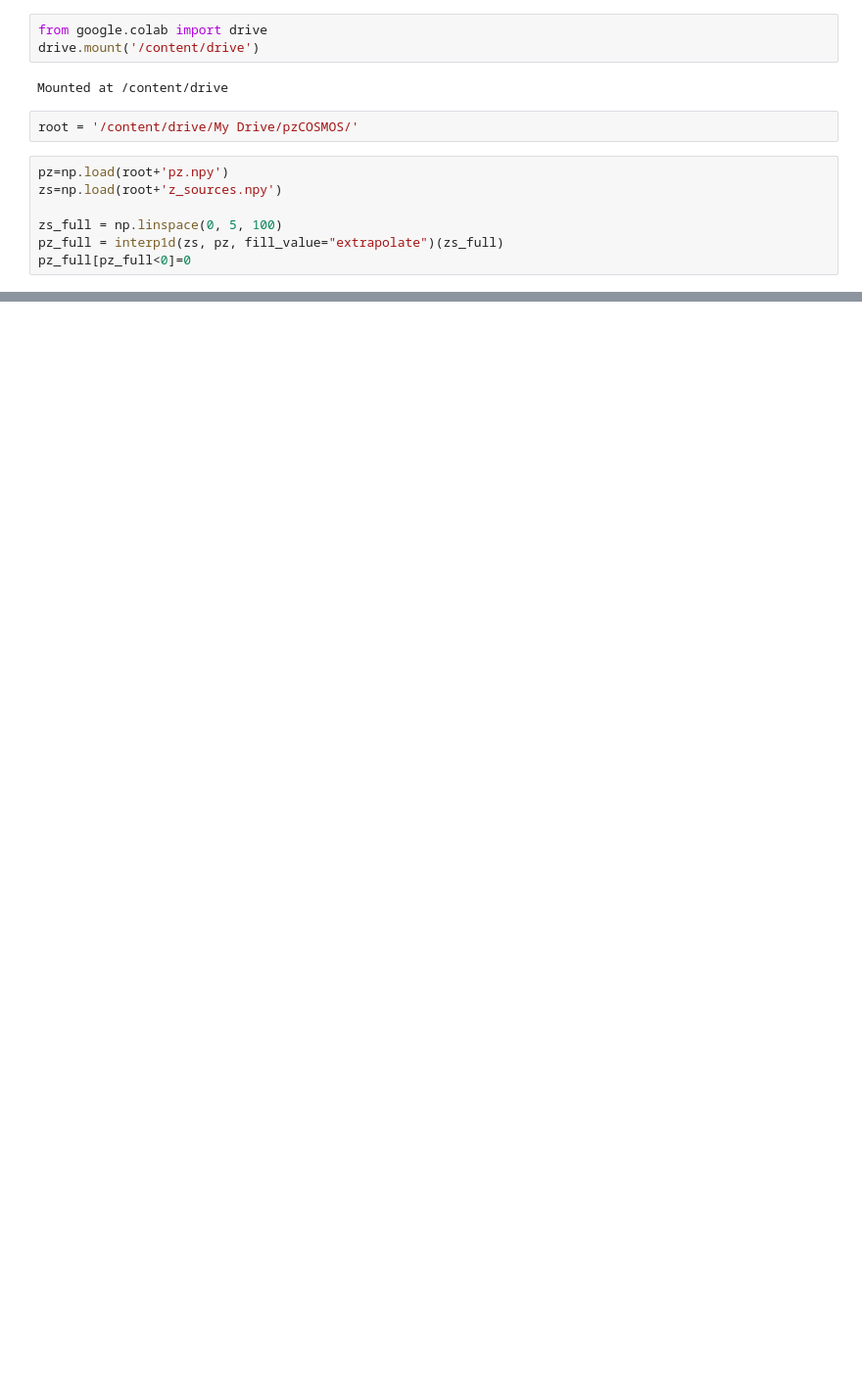
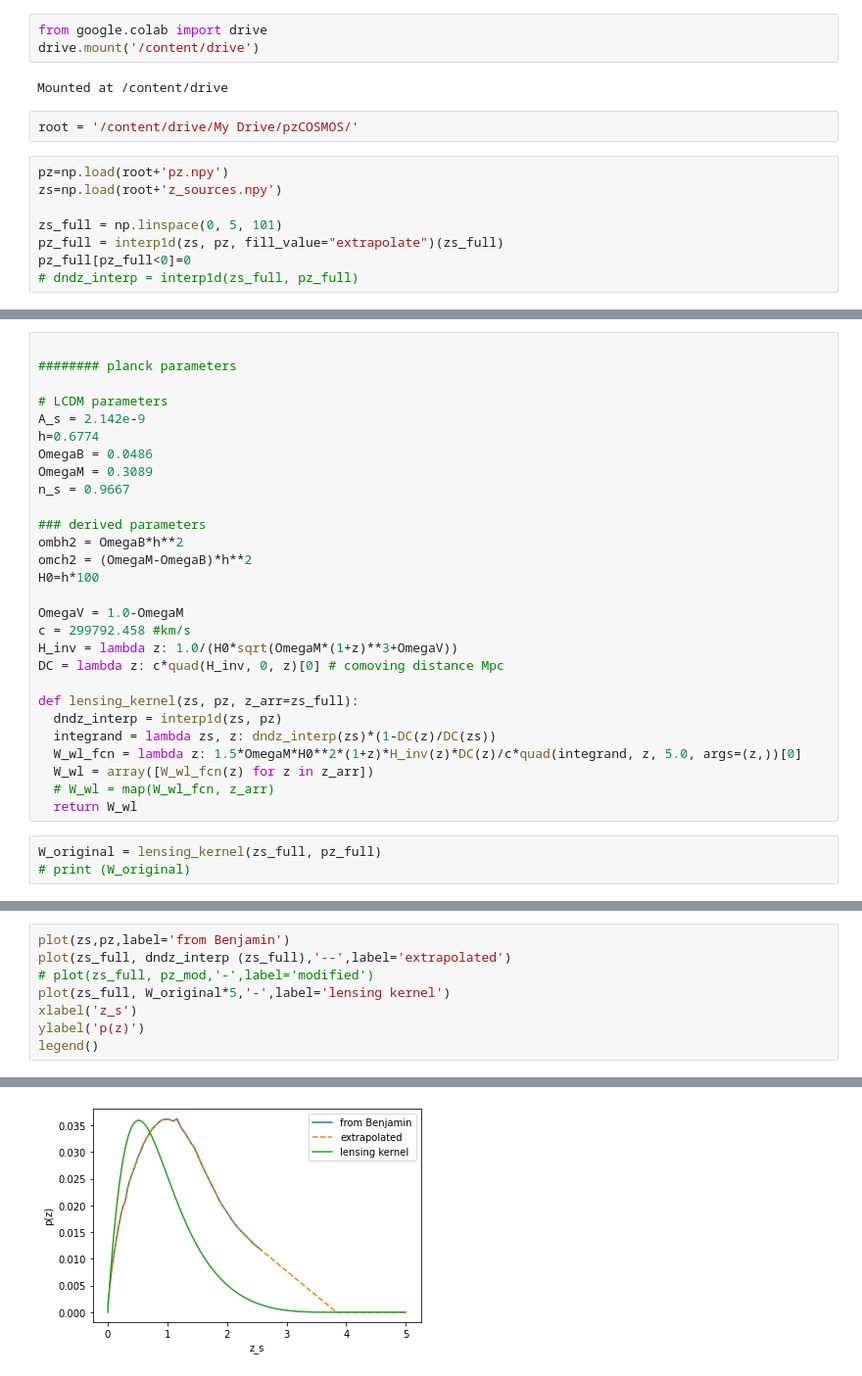
Before and after one commit to liuxx479/pzCOSMOS, a Jupyter notebook: prep_kappaTNG.ipynb, the cells around one changed output, grey strips where cells are left out. Shown at 98% size. Cells and saved outputs as stored; diff of their text form; blank space fills up the shorter version.

```diff
--- a/prep_kappaTNG.ipynb
+++ b/prep_kappaTNG.ipynb
@@ -17,9 +18,10 @@ root = '/content/drive/My Drive/pzCOSMOS/'
 pz=np.load(root+'pz.npy')
 zs=np.load(root+'z_sources.npy')
 
-zs_full = np.linspace(0, 5, 100)
+zs_full = np.linspace(0, 5, 101)
 pz_full = interp1d(zs, pz, fill_value="extrapolate")(zs_full)
 pz_full[pz_full<0]=0
+# dndz_interp = interp1d(zs_full, pz_full)
 # %%
 plot(zs,pz,label='from Benjamin')
 plot(zs_full, pz_full,'--',label='extrapolated')
@@ -46,0 +34,31 @@ H0=h*100
+# %%
+
+######## planck parameters
+
+# LCDM parameters
+A_s = 2.142e-9
+h=0.6774
+OmegaB = 0.0486
+OmegaM = 0.3089
+n_s = 0.9667
+
+### derived parameters
+ombh2 = OmegaB*h**2
+omch2 = (OmegaM-OmegaB)*h**2
+H0=h*100
+
+OmegaV = 1.0-OmegaM
+c = 299792.458 #km/s
+H_inv = lambda z: 1.0/(H0*sqrt(OmegaM*(1+z)**3+OmegaV))
+DC = lambda z: c*quad(H_inv, 0, z)[0] # comoving distance Mpc
+
+def lensing_kernel(zs, pz, z_arr=zs_full):
+  dndz_interp = interp1d(zs, pz)
+  integrand = lambda zs, z: dndz_interp(zs)*(1-DC(z)/DC(zs))
+  W_wl_fcn = lambda z: 1.5*OmegaM*H0**2*(1+z)*H_inv(z)*DC(z)/c*quad(integrand, z, 5.0, args=(z,))[0]
+  W_wl = array([W_wl_fcn(z) for z in z_arr])
+  # W_wl = map(W_wl_fcn, z_arr)
+  return W_wl
+# %%
+W_original = lensing_kernel(zs_full, pz_full)
+# print (W_original)
@@ -46,0 +71,9 @@ H0=h*100
+# %%
+plot(zs,pz,label='from Benjamin')
+plot(zs_full, dndz_interp (zs_full),'--',label='extrapolated')
+# plot(zs_full, pz_mod,'-',label='modified')
+plot(zs_full, W_original*5,'-',label='lensing kernel')
+xlabel('z_s')
+ylabel('p(z)')
+legend()
+# %% [output]
@@ -46,0 +81 @@ H0=h*100
+[figure, added]
```
Also changed, not shown: parts of 7 cells of this notebook.
